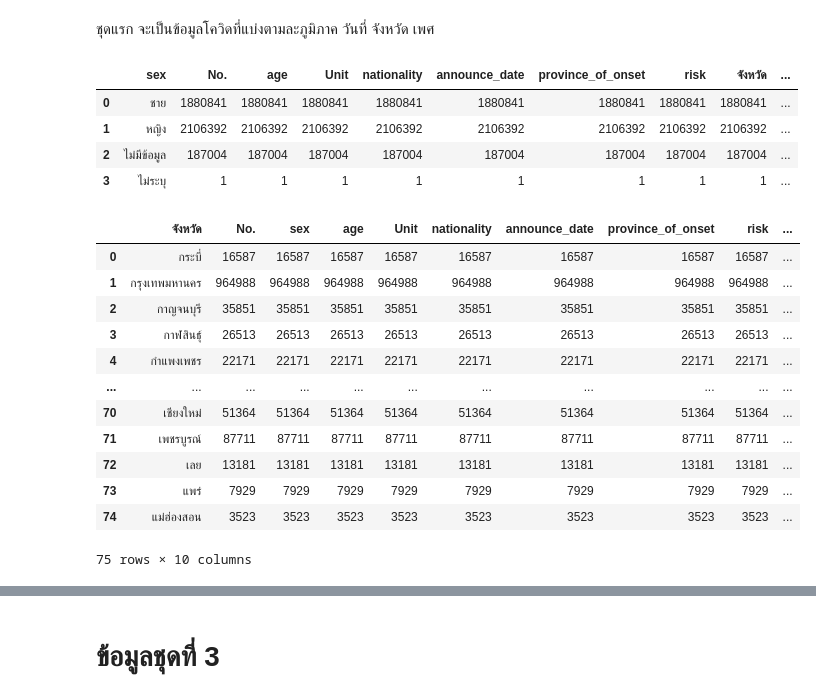
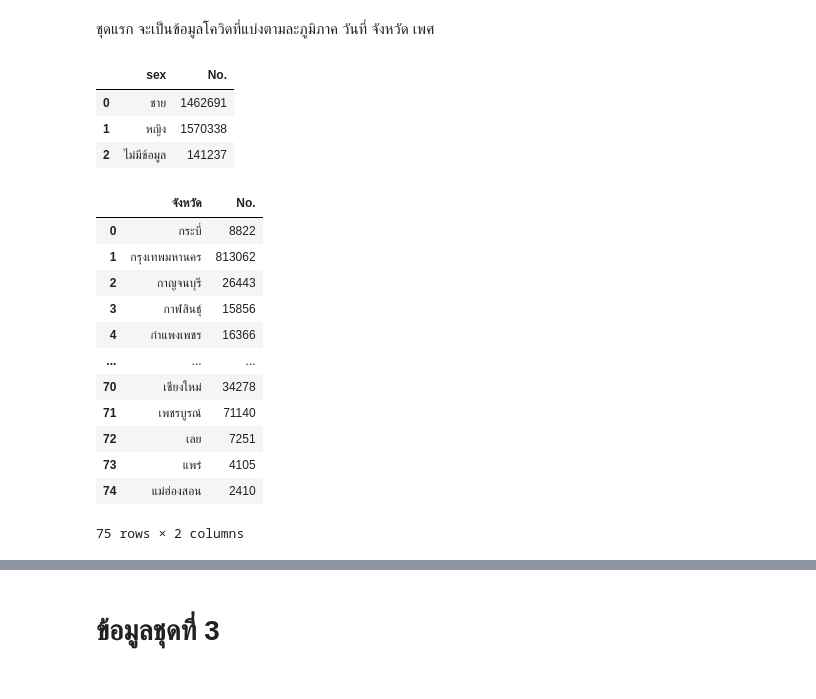
Before and after one commit to team0243/data_viz_2022, a Jupyter notebook: data_viz_project.ipynb, the cells around one changed output, grey strips where cells are left out. Saved outputs shown, nothing was run; the diff lists cells and outputs as text; code cells hidden in the pictures.

```diff
--- a/data_viz_project.ipynb
+++ b/data_viz_project.ipynb
@@ -841,3 +841,8 @@ data_cl2.head(10)
 | 7 | 1864.0 | หญิง | 46.0 | ปี | Thailand | 2020-04-02 | อำนาจเจริญ | คนไทยเดินทางกลับจากต่างประเทศ | อำนาจเจริญ | ... |
 | 8 | 6493.0 | หญิง | 37.0 | ปี | Thailand | 2020-12-30 | อำนาจเจริญ | Cluster ระยอง | อำนาจเจริญ | ... |
 | 9 | 6493.0 | หญิง | 37.0 | ปี | Thailand | 2020-12-30 | อำนาจเจริญ | Cluster ระยอง | อำนาจเจริญ | ... |
+# %%
+data_t = pd.DataFrame(data_cl2)
+data_t['announce_date'] = pd.to_datetime(data_t['announce_date'], format = "%d/%m/%Y")
+data_t['year'] = data_t['announce_date'].dt.year
+data_t['month'] = data_t['announce_date'].dt.month
@@ -844,7 +865,7 @@ data_cl2.head(10)
 # %% [markdown]
 ## ใช้ข้อมูลตั้งแต่วันที่ 1 มกราคม 2564 ถึง 20 มีนาคม 2565
 # %%
-data_cl3 = data_cl2[(data_cl2['announce_date']>='2021-01-01') & (data_cl2['announce_date']<='2022-03-20')]
+data_cl3 = data_t[(data_cl2['announce_date']>='2021-01-01') & (data_cl2['announce_date']<='2021-12-31')]
 data_cl3
 # %% [output]
 |  | No. | sex | age | Unit | nationality | announce_date | province_of_onset | risk | จังหวัด | ... |
@@ -865,29 +886,28 @@ data_cl3
 # %% [markdown]
 ชุดแรก จะเป็นข้อมูลโควิดที่แบ่งตามละภูมิภาค  วันที่ จังหวัด เพศ
 # %%
-num_of_sex = data_cl3.groupby(['sex']).count().reset_index()  ## หาจำนวนผู้ติดเชื้อโควิค-19 แบ่งตามเพศ
+num_of_sex = data_cl3.groupby(['sex']).count().reset_index().iloc[:,:2]  ## หาจำนวนผู้ติดเชื้อโควิค-19 แบ่งตามเพศ
 num_of_sex
 # %% [output]
-|  | sex | No. | age | Unit | nationality | announce_date | province_of_onset | risk | จังหวัด | ... |
-| 0 | ชาย | 1880841 | 1880841 | 1880841 | 1880841 | 1880841 | 1880841 | 1880841 | 1880841 | ... |
-| 1 | หญิง | 2106392 | 2106392 | 2106392 | 2106392 | 2106392 | 2106392 | 2106392 | 2106392 | ... |
-| 2 | ไม่มีข้อมูล | 187004 | 187004 | 187004 | 187004 | 187004 | 187004 | 187004 | 187004 | ... |
-| 3 | ไม่ระบุ | 1 | 1 | 1 | 1 | 1 | 1 | 1 | 1 | ... |
+|  | sex | No. |
+| 0 | ชาย | 1462691 |
+| 1 | หญิง | 1570338 |
+| 2 | ไม่มีข้อมูล | 141237 |
 # %%
-list_of_province = data_cl3.groupby(['จังหวัด']).count().reset_index() ## หาจำนวนผู้ติดเชื้อโควิค-19 แบ่งตามจังหวัด
+list_of_province = data_cl3.groupby(['จังหวัด']).count().reset_index().iloc[:,:2] ## หาจำนวนผู้ติดเชื้อโควิค-19 แบ่งตามจังหวัด
 list_of_province
 # %% [output]
-|  | จังหวัด | No. | sex | age | Unit | nationality | announce_date | province_of_onset | risk | ... |
-| 0 | กระบี่ | 16587 | 16587 | 16587 | 16587 | 16587 | 16587 | 16587 | 16587 | ... |
-| 1 | กรุงเทพมหานคร | 964988 | 964988 | 964988 | 964988 | 964988 | 964988 | 964988 | 964988 | ... |
-| 2 | กาญจนบุรี | 35851 | 35851 | 35851 | 35851 | 35851 | 35851 | 35851 | 35851 | ... |
-| 3 | กาฬสินธุ์ | 26513 | 26513 | 26513 | 26513 | 26513 | 26513 | 26513 | 26513 | ... |
-| 4 | กำแพงเพชร | 22171 | 22171 | 22171 | 22171 | 22171 | 22171 | 22171 | 22171 | ... |
-| ... | ... | ... | ... | ... | ... | ... | ... | ... | ... | ... |
-| 70 | เชียงใหม่ | 51364 | 51364 | 51364 | 51364 | 51364 | 51364 | 51364 | 51364 | ... |
-| 71 | เพชรบูรณ์ | 87711 | 87711 | 87711 | 87711 | 87711 | 87711 | 87711 | 87711 | ... |
-| 72 | เลย | 13181 | 13181 | 13181 | 13181 | 13181 | 13181 | 13181 | 13181 | ... |
-| 73 | แพร่ | 7929 | 7929 | 7929 | 7929 | 7929 | 7929 | 7929 | 7929 | ... |
-| 74 | แม่ฮ่องสอน | 3523 | 3523 | 3523 | 3523 | 3523 | 3523 | 3523 | 3523 | ... |
+|  | จังหวัด | No. |
+| 0 | กระบี่ | 8822 |
+| 1 | กรุงเทพมหานคร | 813062 |
+| 2 | กาญจนบุรี | 26443 |
+| 3 | กาฬสินธุ์ | 15856 |
+| 4 | กำแพงเพชร | 16366 |
+| ... | ... | ... |
+| 70 | เชียงใหม่ | 34278 |
+| 71 | เพชรบูรณ์ | 71140 |
+| 72 | เลย | 7251 |
+| 73 | แพร่ | 4105 |
+| 74 | แม่ฮ่องสอน | 2410 |
-75 rows × 10 columns
+75 rows × 2 columns
 # %%
```
Also changed, not shown: parts of 18 cells of this notebook.
